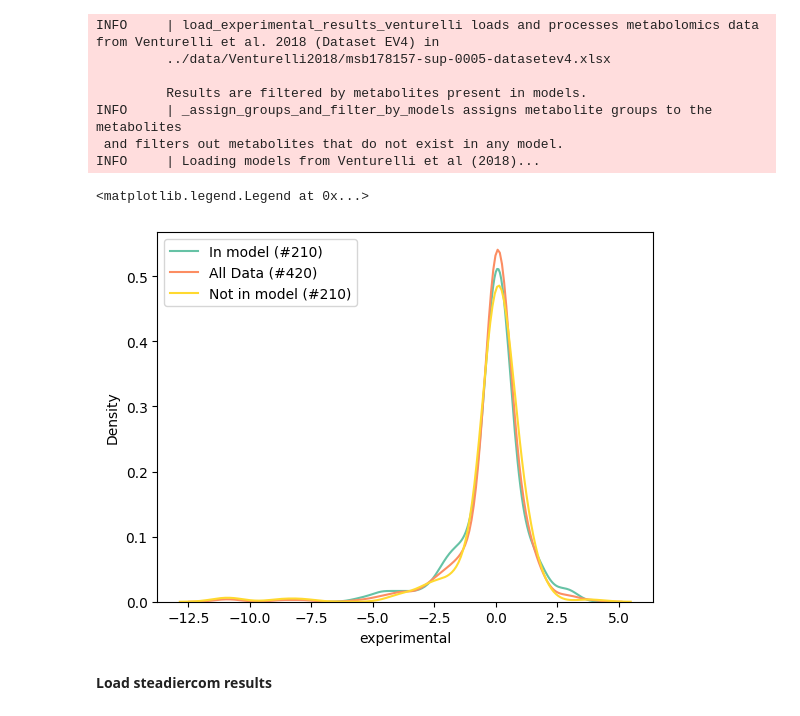
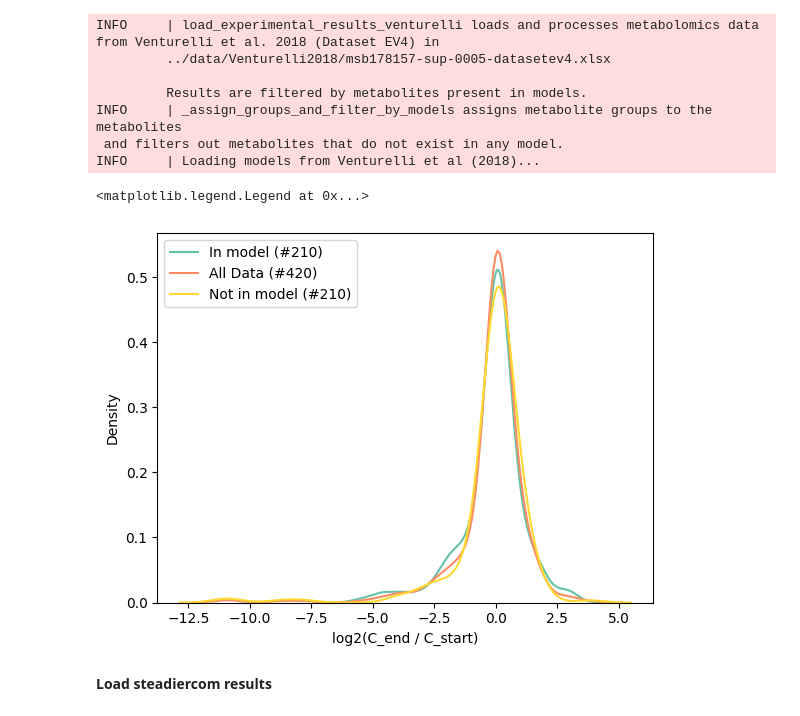
Before and after one commit to IdunBurgos/SteadierCom-Case-Studies, a Jupyter notebook: archive/notebooks_detailed_analysis/Step 5.1.1. Comparing tools with exp - Venturelli member-metabolite interaction.ipynb, the cells around one changed output. Cells and saved outputs as stored; diff of their text form; code cells hidden in the pictures.

```diff
--- a/notebooks/Step 5.1.1. Comparing tools with exp - Venturelli member-metabolite interaction.ipynb
+++ b/archive/notebooks_detailed_analysis/Step 5.1.1. Comparing tools with exp - Venturelli member-metabolite interaction.ipynb
@@ -54,18 +59,19 @@ INFO     | Loading models from Venturelli et al (2018)...
 # %%
 import seaborn as sns
 
 df = signal_exp[list(met_groups_model)]
 df_not = signal_exp[~signal_exp.index.isin(list(met_groups_model))]
 fig, ax = plt.subplots(1,1)
 
 palette = sns.color_palette("Set2")
 sns.kdeplot(df, ax=ax, color=palette[0], label=f"In model (#{df.shape[0]})")
 sns.kdeplot(signal_exp, ax=ax, color=palette[1], label=f"All Data (#{signal_exp.shape[0]})")
 sns.kdeplot(df_not, ax=ax, color=palette[5], label=f"Not in model (#{df_not.shape[0]})")
+ax.set_xlabel("log2(C_end / C_start)")
 ax.legend()
 # %% [output]
 <matplotlib.legend.Legend at 0x...>
-[figure, old version]
+[figure, new version]
 # %% [markdown]
 **Load steadiercom results**
 # %%
```
Also changed, not shown: parts of 15 cells of this notebook, 18 other files.
